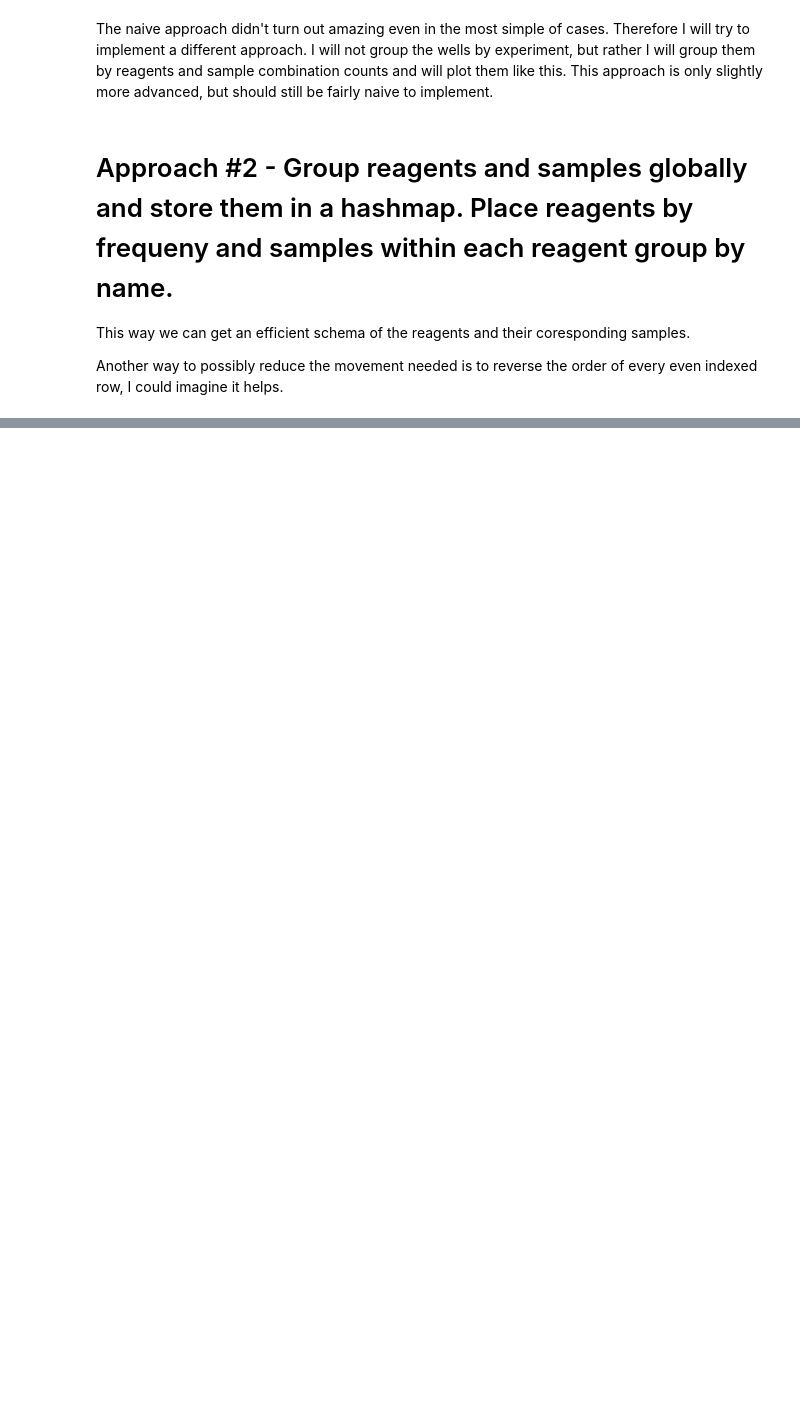
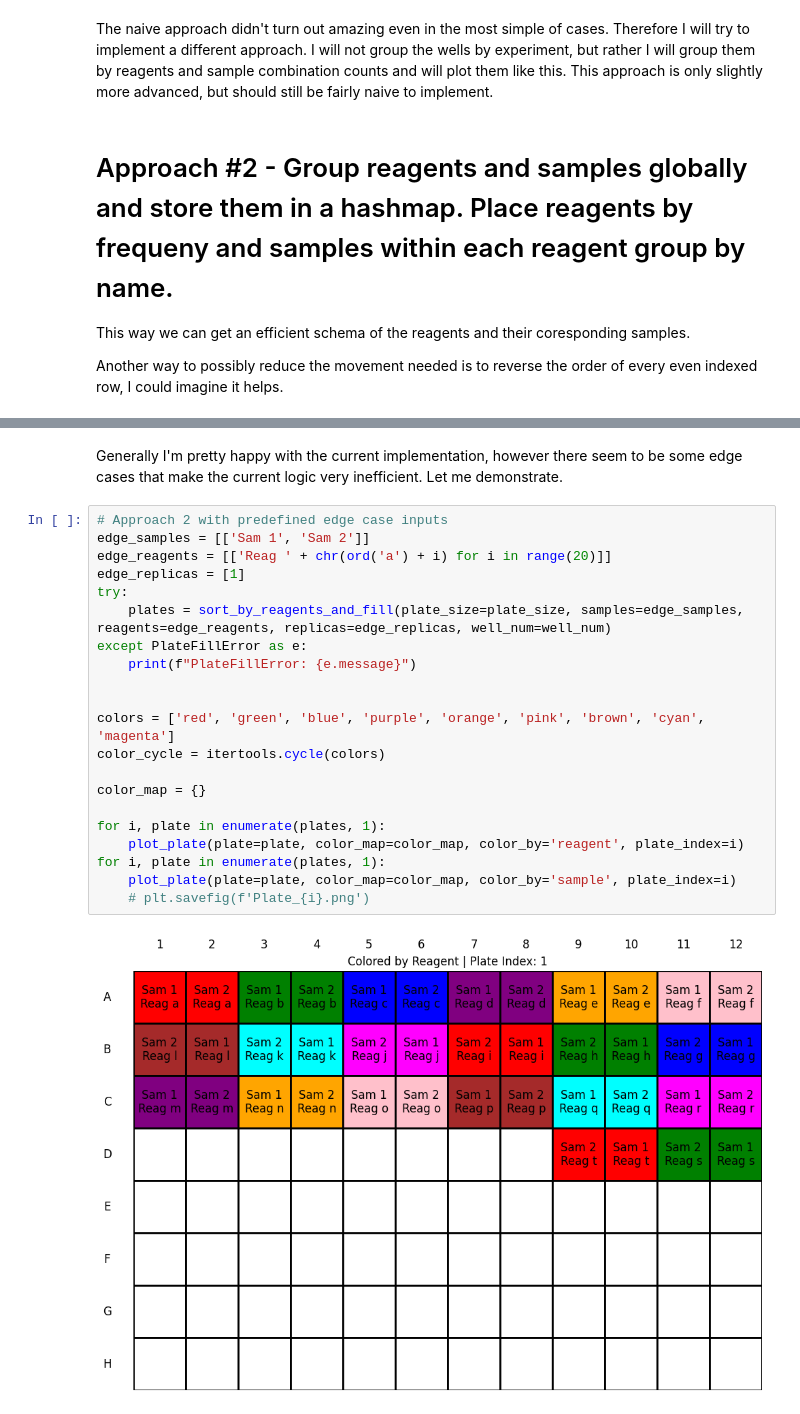
Before and after one commit to HappyPotatoman/microtiter_filler, a Jupyter notebook: microtiter_filler.ipynb, the cells around one changed output, grey strips where cells are left out. Drawn from its saved outputs; the diff is of its cells as text; blank space fills up the shorter version.

```diff
--- a/microtiter_filler.ipynb
+++ b/microtiter_filler.ipynb
@@ -296,0 +247,25 @@ Wells colored by samples
+# %% [markdown]
+Generally I'm pretty happy with the current implementation, however there seem to be some edge cases that make the current logic very inefficient. Let me demonstrate.
+# %%
+# Approach 2 with predefined edge case inputs
+edge_samples = [['Sam 1', 'Sam 2']]
+edge_reagents = [['Reag ' + chr(ord('a') + i) for i in range(20)]]
+edge_replicas = [1]
+try:
+    plates = sort_by_reagents_and_fill(plate_size=plate_size, samples=edge_samples, reagents=edge_reagents, replicas=edge_replicas, well_num=well_num)
+except PlateFillError as e:
+    print(f"PlateFillError: {e.message}")
+
+
+colors = ['red', 'green', 'blue', 'purple', 'orange', 'pink', 'brown', 'cyan', 'magenta']
+color_cycle = itertools.cycle(colors)
+
+color_map = {}
+
+for i, plate in enumerate(plates, 1):
+    plot_plate(plate=plate, color_map=color_map, color_by='reagent', plate_index=i)
+for i, plate in enumerate(plates, 1):
+    plot_plate(plate=plate, color_map=color_map, color_by='sample', plate_index=i)
+    # plt.savefig(f'Plate_{i}.png')
+# %% [output]
+[figure, added]
```
Also changed, not shown: parts of 9 cells of this notebook.
